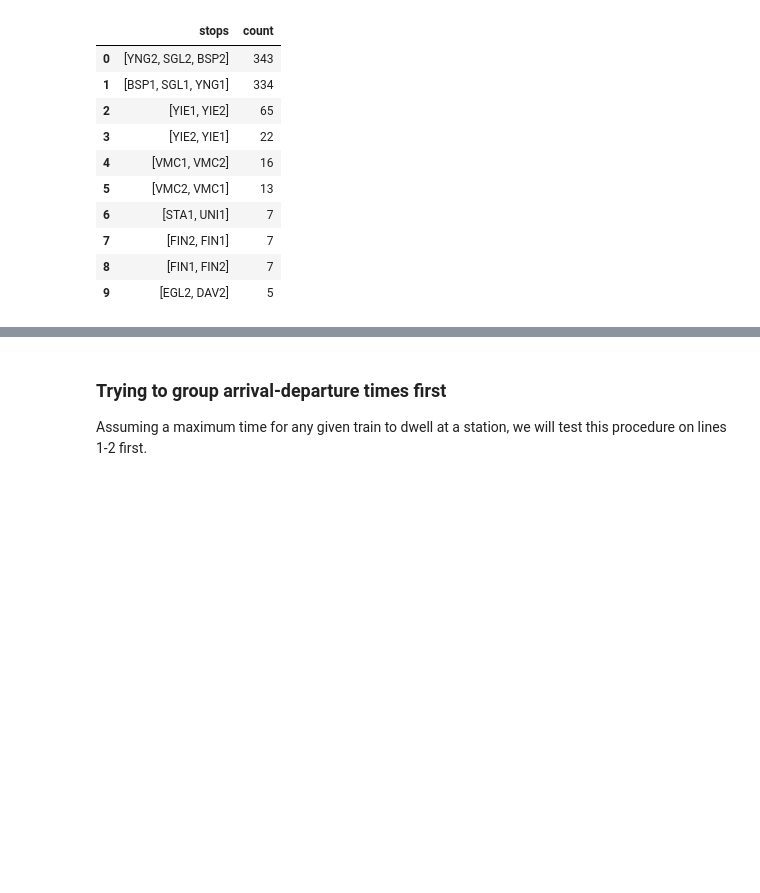
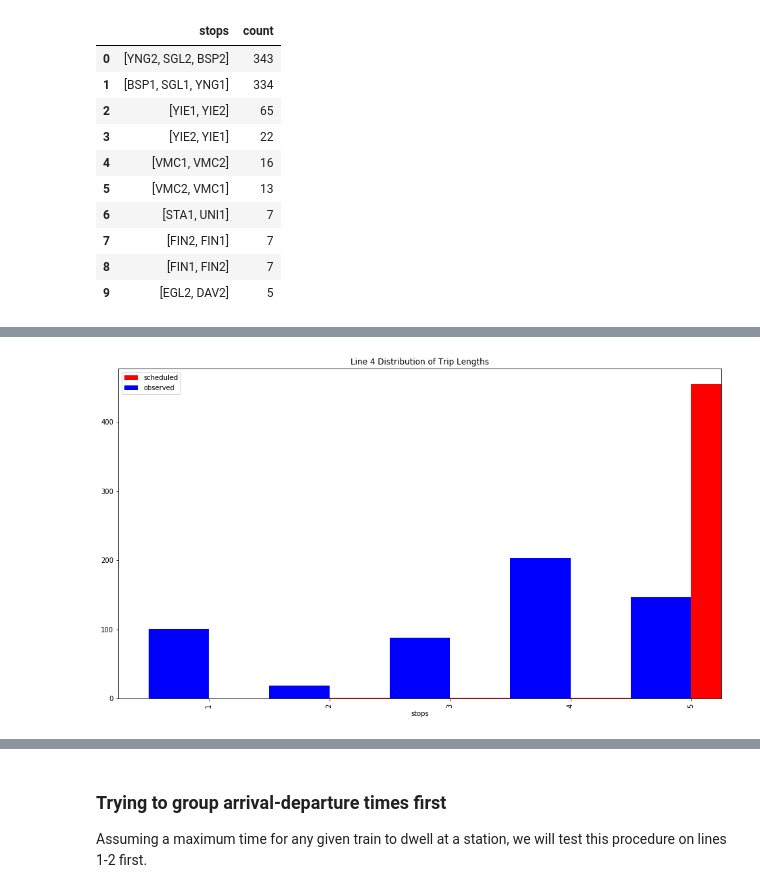
Before and after one commit to CivicTechTO/ttc_subway_times, a Jupyter notebook: doc/filtering_observed_arrivals.ipynb, the cells around one changed output, grey strips where cells are left out. Saved outputs shown, nothing was run; the diff lists cells and outputs as text; code cells hidden in the pictures; blank space fills up the shorter version.

```diff
--- a/doc/filtering_observed_arrivals.ipynb
+++ b/doc/filtering_observed_arrivals.ipynb
@@ -543,0 +709,9 @@ The top "trips" are from Bloor-Spadina to Yonge via St. George and vice-versa, b
+# %%
+line_one = trip_lengths[trip_lengths['lineid'] == 4]
+fig, ax = plt.subplots(figsize=(16,9))
+line_one.plot(x='stops', y='scheduled', kind='bar', ax=ax,position=0, color='red')
+line_one.plot(x='stops', y='observed', sharey=True, sharex=True, kind='bar', ax=ax, position=1, color='blue')
+ax.set_title('Line 4 Distribution of Trip Lengths')
+ax.yaxis.set_label('Number of trips')
+# %% [output]
+[figure, added]
```
Also changed, not shown: parts of 19 cells of this notebook.
